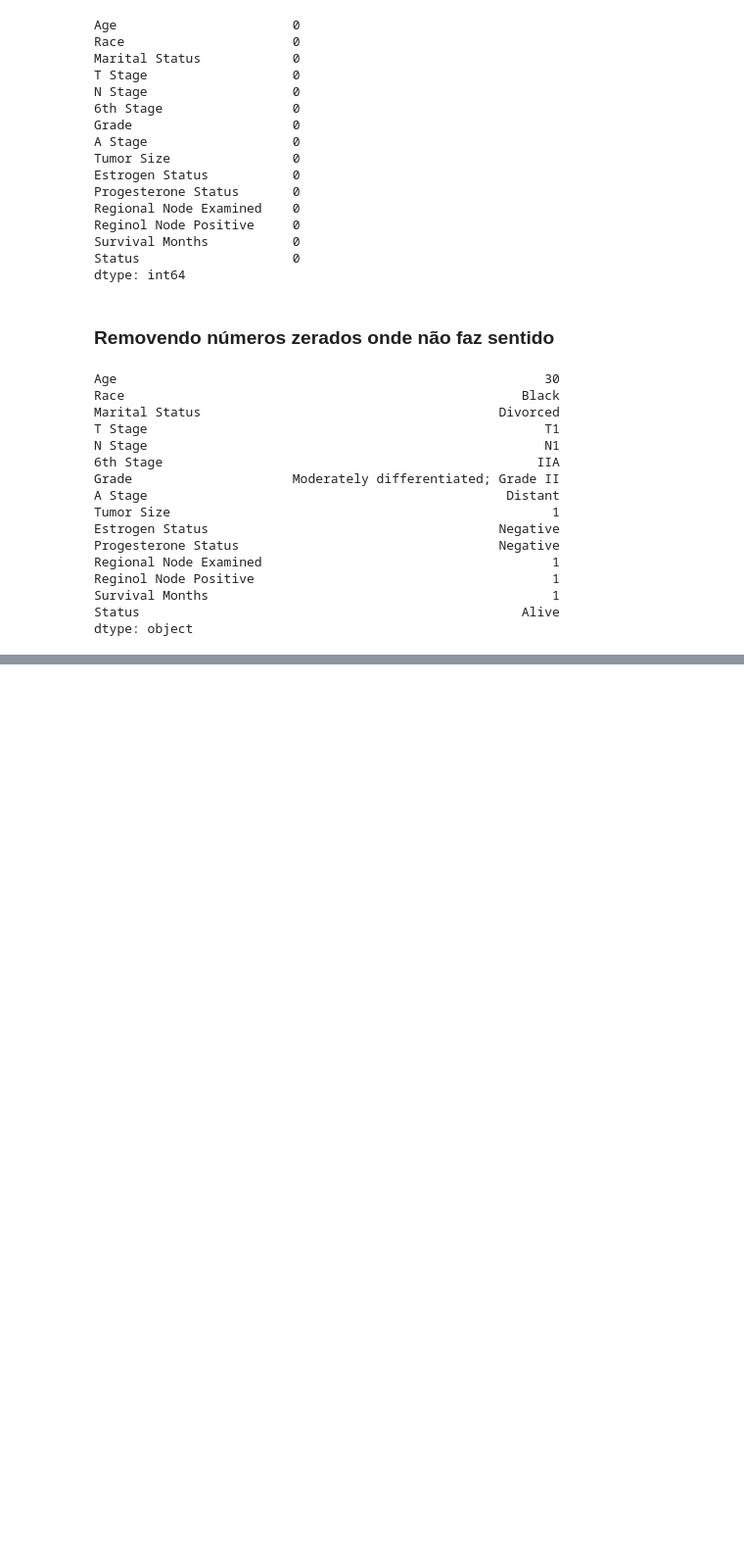
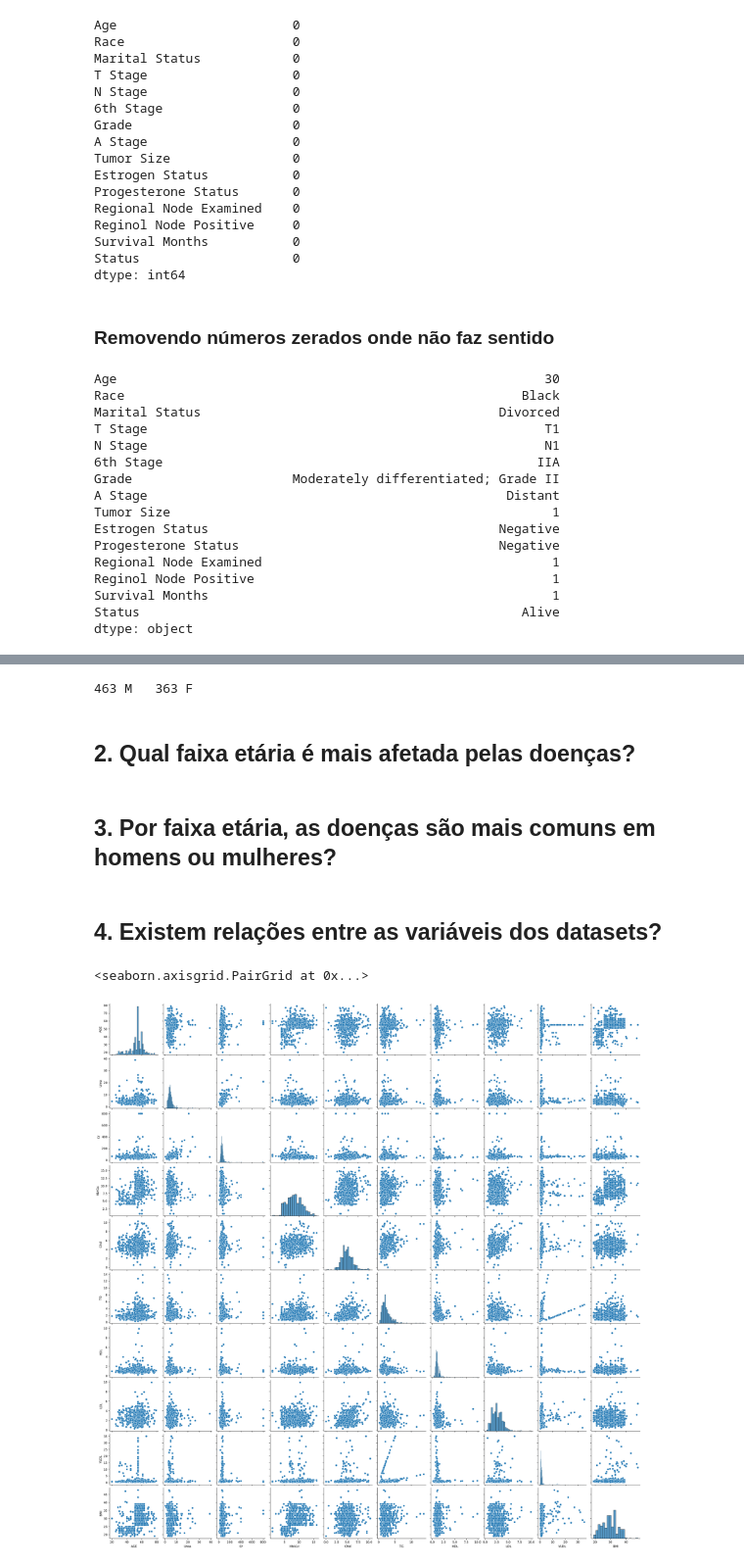
Before and after one commit to Raphael-Marchetti-Calciolari/projects-data-science-diseases-ieee-dataport, a Jupyter notebook: Projeto_Ciencia_de_Dados.ipynb, the cells around one changed output, grey strips where cells are left out. Shown at 98% size. Drawn from its saved outputs; the diff is of its cells as text; code cells hidden in the pictures; blank space fills up the shorter version.

```diff
--- a/Projeto_Ciencia_de_Dados.ipynb
+++ b/Projeto_Ciencia_de_Dados.ipynb
@@ -495,0 +536,19 @@ dtype: object
+# %%
+df = diabetes_df[ diabetes_df['CLASS'] == 'Y' ]
+n_men = diabetes_df[ diabetes_df['Gender'] == 'M' ].count()[0]
+n_fem = diabetes_df[ diabetes_df['Gender'] == 'F' ].count()[0]
+
+print(f'{n_men} M\t{n_fem} F')
+# %% [output]
+463 M   363 F
+# %% [markdown]
+## 2. Qual faixa etária é mais afetada pelas doenças?
+# %% [markdown]
+## 3. Por faixa etária, as doenças são mais comuns em homens ou mulheres?
+# %% [markdown]
+## 4. Existem relações entre as variáveis dos datasets?
+# %%
+sns.pairplot(diabetes_df)
+# %% [output]
+<seaborn.axisgrid.PairGrid at 0x...>
+[figure, added]
```
Also changed, not shown: parts of 12 cells of this notebook.
